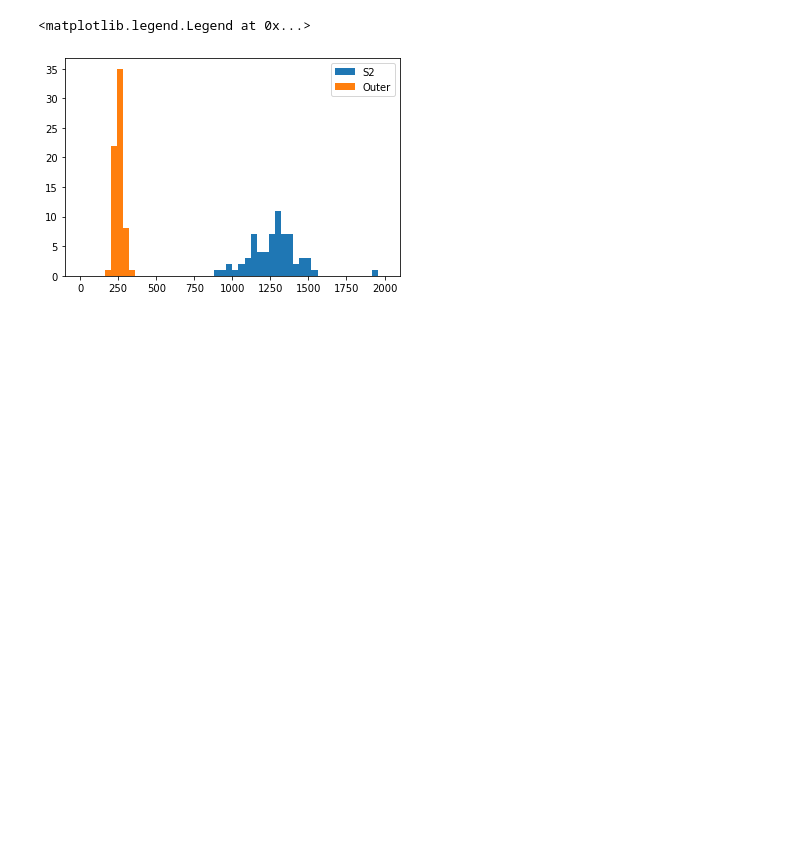
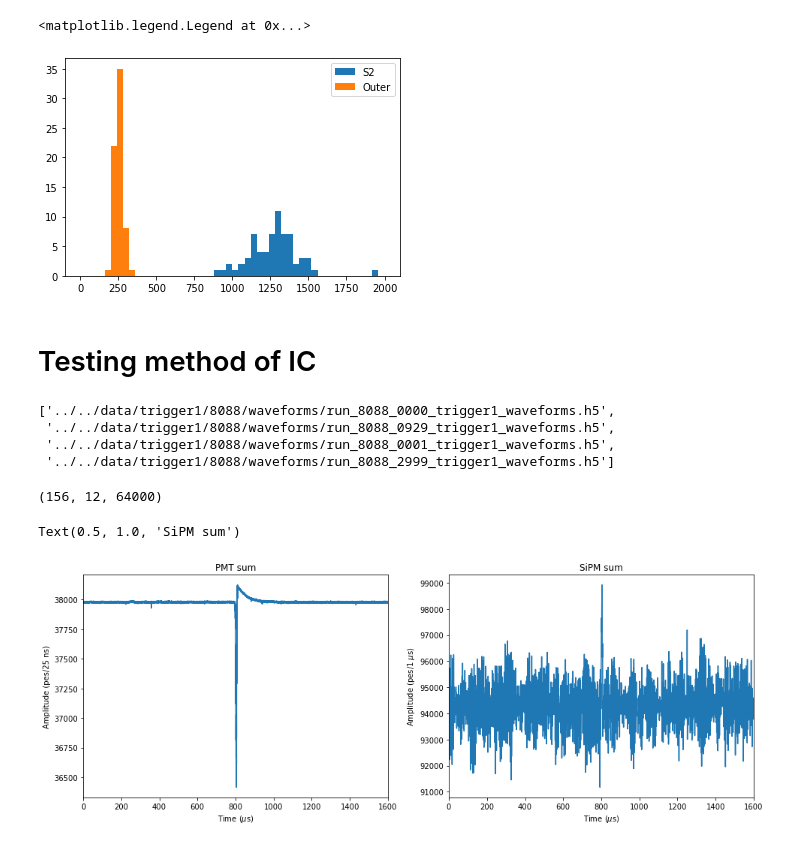
Before and after one commit to tcontrer/nz_analysis, a Jupyter notebook: notebooks/nz_analysis.ipynb, the cells around one changed output. Drawn from its saved outputs; the diff is of its cells as text; code cells hidden in the pictures; blank space fills up the shorter version.

```diff
--- a/notebooks/nz_analysis.ipynb
+++ b/notebooks/nz_analysis.ipynb
@@ -1480,3 +1558,5 @@ plt.legend()
 # %% [output]
 <matplotlib.legend.Legend at 0x...>
 [figure]
+# %% [markdown]
+# Testing method of IC
@@ -1482,0 +1644,34 @@ plt.legend()
+# %%
+files
+# %% [output]
+['../../data/trigger1/8088/waveforms/run_8088_0000_trigger1_waveforms.h5',
+ '../../data/trigger1/8088/waveforms/run_8088_0929_trigger1_waveforms.h5',
+ '../../data/trigger1/8088/waveforms/run_8088_0001_trigger1_waveforms.h5',
+ '../../data/trigger1/8088/waveforms/run_8088_2999_trigger1_waveforms.h5']
+# %%
+evt = 0
+with tb.open_file(files[0]) as file:
+    print(np.shape(file.root.RD.pmtrwf))
+    pmtrwf  = file.root.RD.pmtrwf[1]
+    sipmrwf = file.root.RD.sipmrwf[1]
+# %% [output]
+(156, 12, 64000)
+# %%
+plt.figure(figsize=(16, 12))
+
+plt.subplot(2, 2, 1)
+plt.plot(np.arange(pmtrwf.shape[1])/40, pmtrwf.sum(axis=0))
+plt.xlabel("Time ($\mu$s)")
+plt.ylabel("Amplitude (pes/25 ns)")
+plt.xlim(0, 1600)
+plt.title("PMT sum")
+
+plt.subplot(2, 2, 2)
+plt.plot(np.arange(sipmrwf.shape[1])/1, sipmrwf.sum(axis=0))
+plt.xlabel("Time ($\mu$s)")
+plt.ylabel("Amplitude (pes/1 $\mu$s)")
+plt.xlim(0, 1600)
+plt.title("SiPM sum")
+# %% [output]
+Text(0.5, 1.0, 'SiPM sum')
+[figure, added]
```
Also changed, not shown: parts of 86 cells of this notebook, 9 other files.
